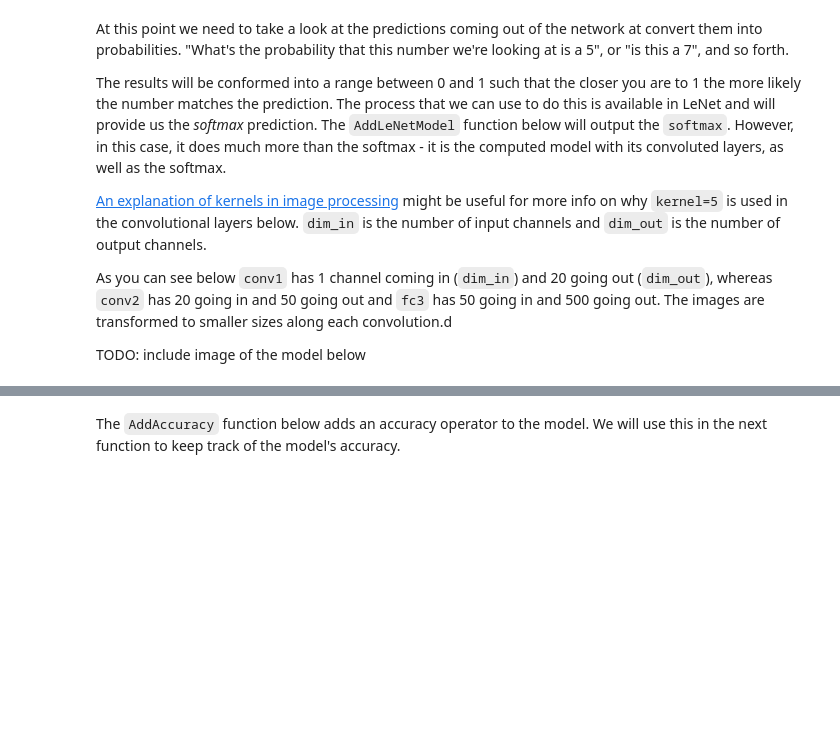
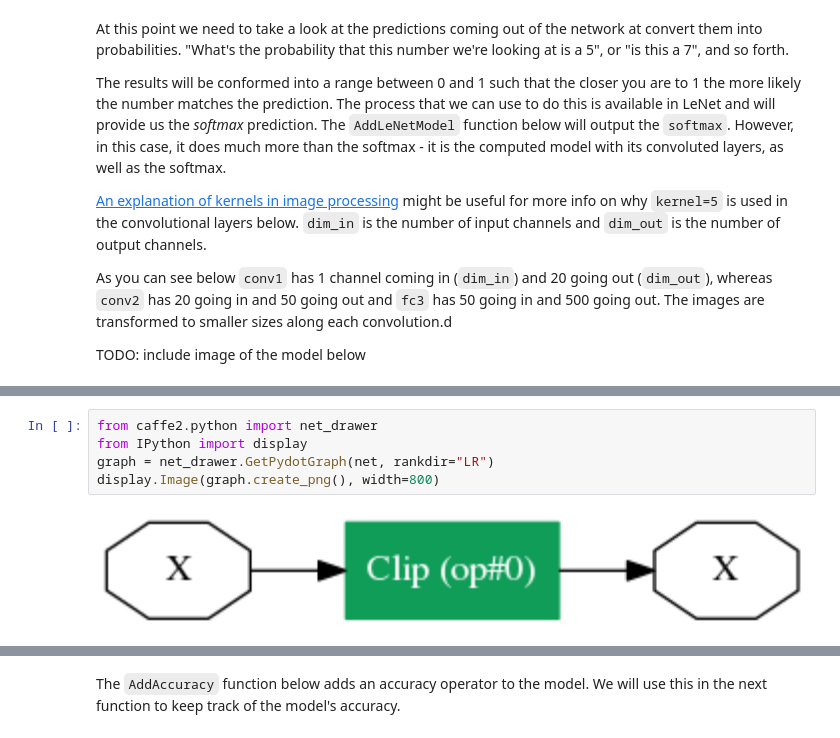
Before and after one commit to kkk324/BinaryNet-Caffe2, a Jupyter notebook: MNIST_BNN.ipynb, the cells around one changed output, grey strips where cells are left out. Saved outputs shown, nothing was run; the diff lists cells and outputs as text; blank space fills up the shorter version.

```diff
--- a/MNIST_BNN.ipynb
+++ b/MNIST_BNN.ipynb
@@ -170,3 +235,10 @@ NameError: name 'model' is not defined
+# %%
+from caffe2.python import net_drawer
+from IPython import display
+graph = net_drawer.GetPydotGraph(net, rankdir="LR")
+display.Image(graph.create_png(), width=800)
+# %% [output]
+[figure, added]
 # %%
 def AddLeNetModel(model, data):
     '''
```
Also changed, not shown: parts of 8 cells of this notebook.
